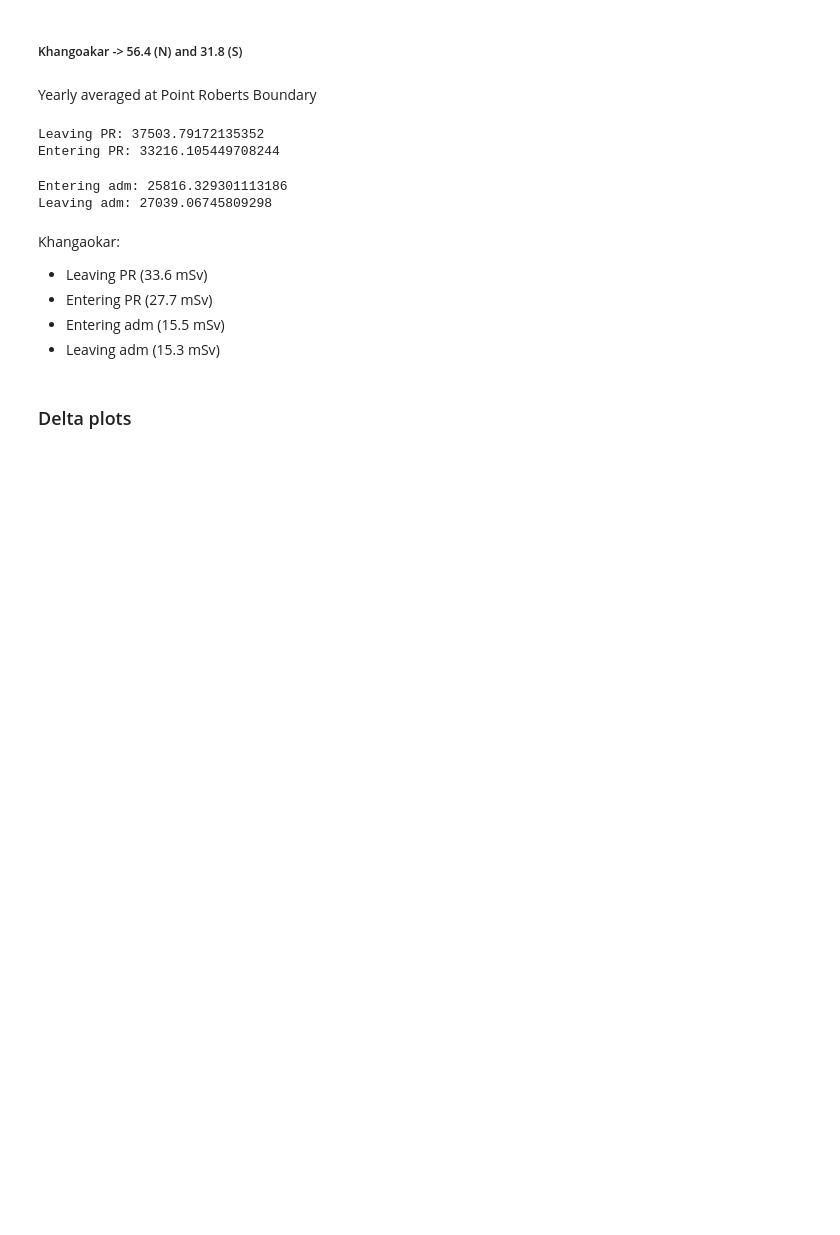
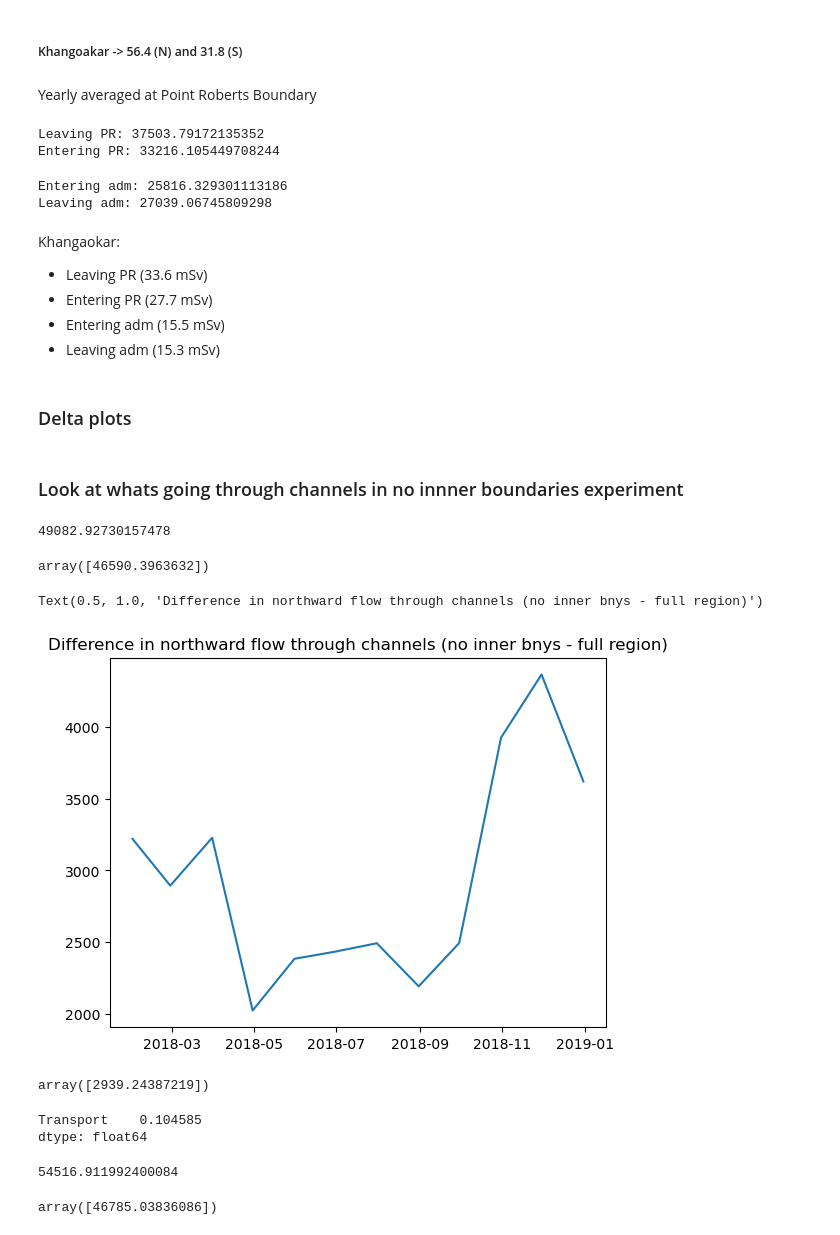
Before and after one commit to SalishSeaCast/StangAllen_SJGIPaper, a Jupyter notebook: Balances_SuppAnalysis.ipynb, the cells around one changed output. Drawn from its saved outputs; the diff is of its cells as text; code cells hidden in the pictures; blank space fills up the shorter version.

```diff
--- a/Balances_SuppAnalysis.ipynb
+++ b/Balances_SuppAnalysis.ipynb
@@ -726,3 +726,10 @@ delta_leave_vic = leave_vic - leave_vic_thru
 delta_ent_vic = ent_vic - ent_vic_thru
 leave_vic_JJ = np.array([leave_vic[idx_1],leave_vic_thru[idx_1],delta_leave_vic[idx_1],leave_vic[idx_2],leave_vic_thru[idx_2],delta_leave_vic[idx_2]])
 ent_vic_JJ = np.array([ent_vic[idx_1],ent_vic_thru[idx_1],delta_ent_vic[idx_1],ent_vic[idx_2],ent_vic_thru[idx_2],delta_ent_vic[idx_2]])
+# %% [markdown]
+### Look at whats going through channels in no innner boundaries experiment
+# %%
+Nthru = vstopr + vstogulf + admtopr + admtogulf
+Nthru.Transport[6]
+# %% [output]
+49082.92730157478
@@ -728,0 +738,29 @@ ent_vic_JJ = np.array([ent_vic[idx_1],ent_vic_thru[idx_1],delta_ent_vic[idx_1],e
+# %%
+Nthru_full[6]
+# %% [output]
+array([46590.3963632])
+# %%
+plt.plot(Nthru - Nthru_full)
+plt.title('Difference in northward flow through channels (no inner bnys - full region)')
+# %% [output]
+Text(0.5, 1.0, 'Difference in northward flow through channels (no inner bnys - full region)')
+[figure, added]
+# %%
+np.mean(Nthru - Nthru_full).values
+# %% [output]
+array([2939.24387219])
+# %%
+np.mean((Nthru-Nthru_full)/Nthru)
+# %% [output]
+Transport    0.104585
+dtype: float64
+# %%
+Sthru = prtovs + gulftovs + gulftoadm + prtoadm
+Sthru.Transport[6]
+# %% [output]
+54516.911992400084
+# %%
+Sthru_full = S_haro + S_ros + S_sjc
+Sthru_full[6]
+# %% [output]
+array([46785.03836086])
```
Also changed, not shown: parts of 9 cells of this notebook.
